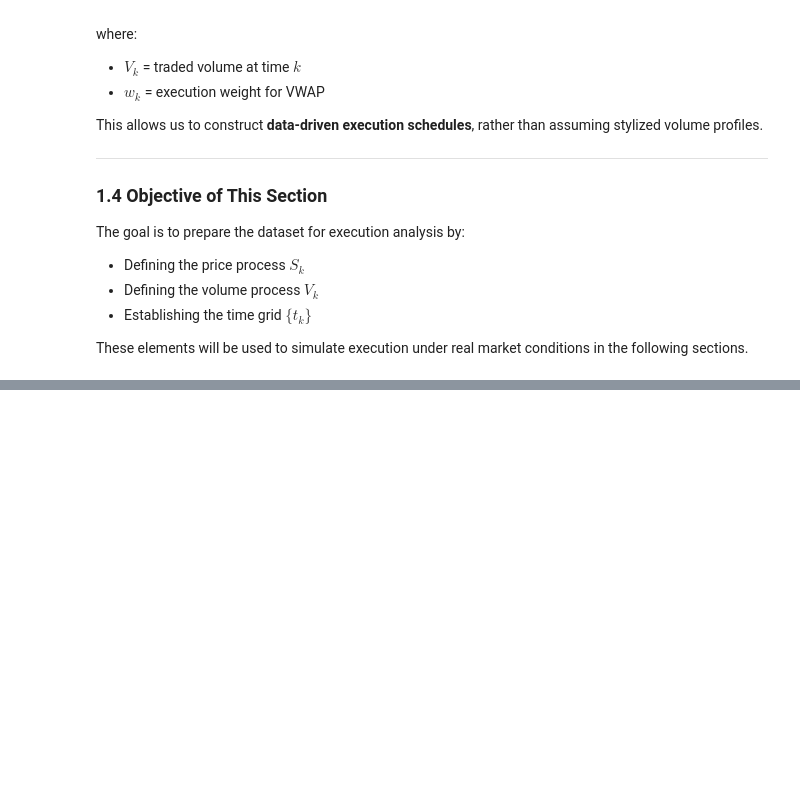
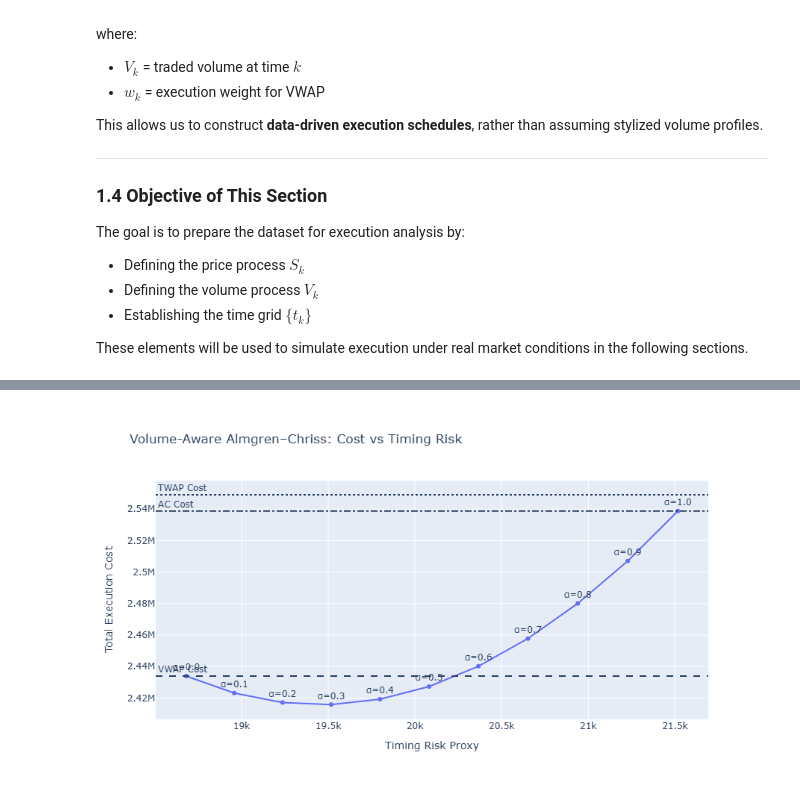
Before and after one commit to ADRIANVM117/data-science-portfolio, a Jupyter notebook: Optimal_execution_under_market_impact/notebooks/03_real_data_execution_analysis.ipynb, the cells around one changed output, grey strips where cells are left out. Drawn from its saved outputs; the diff is of its cells as text; code cells hidden in the pictures; blank space fills up the shorter version.

```diff
--- a/Optimal_execution_under_market_impact/notebooks/03_real_data_execution_analysis.ipynb
+++ b/Optimal_execution_under_market_impact/notebooks/03_real_data_execution_analysis.ipynb
@@ -279,0 +1080,48 @@ display(Image(filename="../results/plots/spy_intraday_price_5_min.png"))
+# %%
+fig = go.Figure()
+
+fig.add_trace(
+    go.Scatter(
+        x=va_df["timing_risk_proxy"],
+        y=va_df["total_cost"],
+        mode="lines+markers+text",
+        text=[f"α={a:.1f}" for a in va_df["alpha"]],
+        textposition="top center",
+        name="Volume-Aware AC"
+    )
+)
+
+fig.add_hline(
+    y=is_results["VWAP"]["total_cost"],
+    line_dash="dash",
+    annotation_text="VWAP Cost",
+    annotation_position="top left"
+)
+
+fig.add_hline(
+    y=is_results["TWAP"]["total_cost"],
+    line_dash="dot",
+    annotation_text="TWAP Cost",
+    annotation_position="top left"
+)
+
+fig.add_hline(
+    y=is_results["Almgren-Chriss"]["total_cost"],
+    line_dash="dashdot",
+    annotation_text="AC Cost",
+    annotation_position="top left"
+)
+
+fig.update_layout(
+    title="Volume-Aware Almgren–Chriss: Cost vs Timing Risk",
+    xaxis_title="Timing Risk Proxy",
+    yaxis_title="Total Execution Cost",
+    height=500,
+    width=900
+)
+
+fig.show()
+fig.write_image("../results/plots/volume_aware_almgren_chriss_cost_vs_timing_risk.png")
+display(Image(filename="../results/plots/volume_aware_almgren_chriss_cost_vs_timing_risk.png"))
+# %% [output]
+[figure, added]
```
Also changed, not shown: parts of 20 cells of this notebook.
